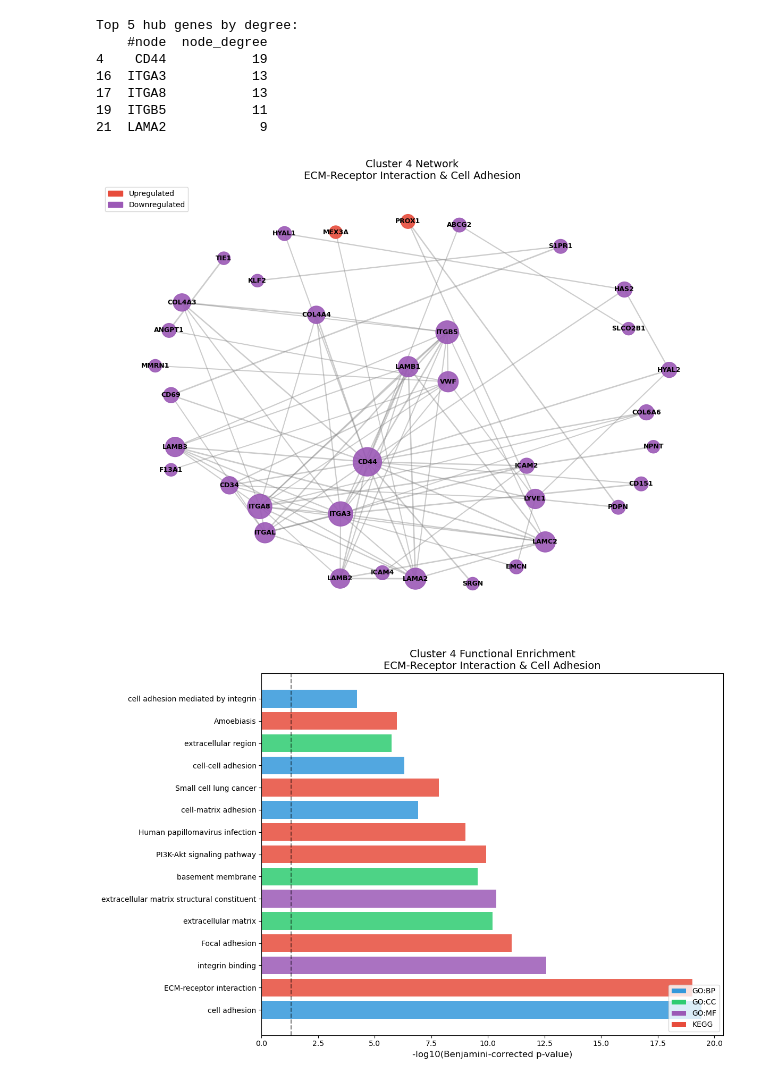
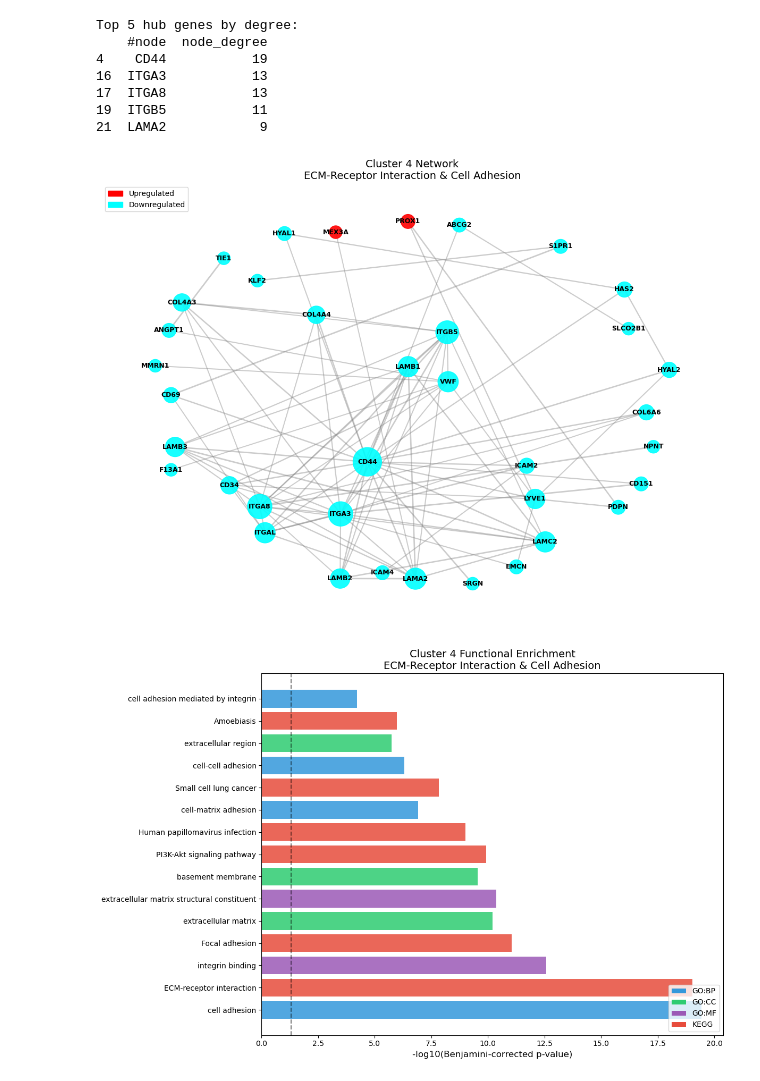
Before and after one commit to ar-silico/SCLC-Network-Analysis, a Jupyter notebook: notebooks/cluster4_enrichment.ipynb, the cells around one changed output. Drawn from its saved outputs; the diff is of its cells as text; code cells hidden in the pictures.

```diff
--- a/notebooks/cluster4_enrichment.ipynb
+++ b/notebooks/cluster4_enrichment.ipynb
@@ -32,7 +31,6 @@ Top 5 hub genes by degree:
 19  ITGB5           11
 21  LAMA2            9
 # %%
-import pandas as pd
 import networkx as nx
 import matplotlib.pyplot as plt
 import matplotlib.patches as mpatches
@@ -41,47 +39,44 @@ import numpy as np
 edges_c4 = pd.read_csv('./results/PPI/cluster4_edges.tsv', sep='\t')
 consensus_df = pd.read_csv('./results/DEG/consensus_DEGs.csv')
 
-# Build network
 G4 = nx.Graph()
 for _, row in edges_c4.iterrows():
     G4.add_edge(row['#node1'], row['node2'], weight=row['combined_score'])
 
-# Color by direction
 color_map_c4 = []
 for node in G4.nodes():
     direction = consensus_df[consensus_df['Gene'] == node]['direction'].values
     if len(direction) > 0:
-        color_map_c4.append('#e74c3c' if direction[0] == 'Up' else '#9b59b6')
+        color_map_c4.append('red' if direction[0] == 'Up' else 'cyan')
     else:
         color_map_c4.append('grey')
 
-# Normalize node sizes by degree
 degrees = [degrees_c4[degrees_c4['#node'] == node]['node_degree'].values[0]
            for node in G4.nodes()]
 min_deg, max_deg = min(degrees), max(degrees)
 node_sizes = [300 + (d - min_deg) / (max_deg - min_deg) * 1200 for d in degrees]
 
 edge_weights = [G4[u][v]['weight'] * 2 for u, v in G4.edges()]
 
 plt.figure(figsize=(12, 9))
 pos = nx.spring_layout(G4, seed=42, k=2)
 
 nx.draw_networkx_nodes(G4, pos, node_color=color_map_c4, node_size=node_sizes, alpha=0.9)
 nx.draw_networkx_edges(G4, pos, width=edge_weights, alpha=0.4, edge_color='grey')
 nx.draw_networkx_labels(G4, pos, font_size=9, font_weight='bold')
 
-legend = [mpatches.Patch(color='#e74c3c', label='Upregulated'),
-          mpatches.Patch(color='#9b59b6', label='Downregulated'),
+legend = [mpatches.Patch(color='red', label='Upregulated'),
+          mpatches.Patch(color='cyan', label='Downregulated'),
 ]
 plt.legend(handles=legend, loc='upper left')
 
 plt.title('Cluster 4 Network\nECM-Receptor Interaction & Cell Adhesion', fontsize=14)
 plt.axis('off')
 plt.tight_layout()
 plt.savefig('./figures/cluster4_network.png', dpi=150)
 plt.show()
 # %% [output]
-[figure, old version]
+[figure, new version]
 # %%
 import pandas as pd
 import numpy as np
```
Also changed, not shown: parts of 2 cells of this notebook, 43 other files.
